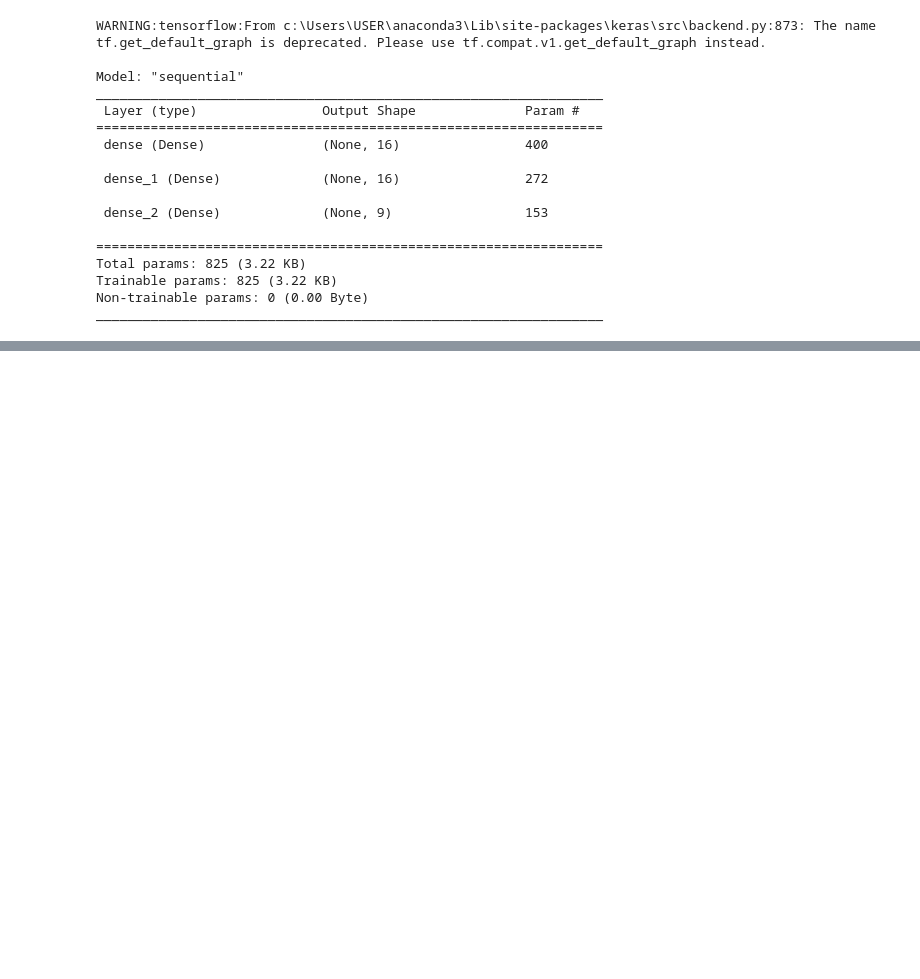
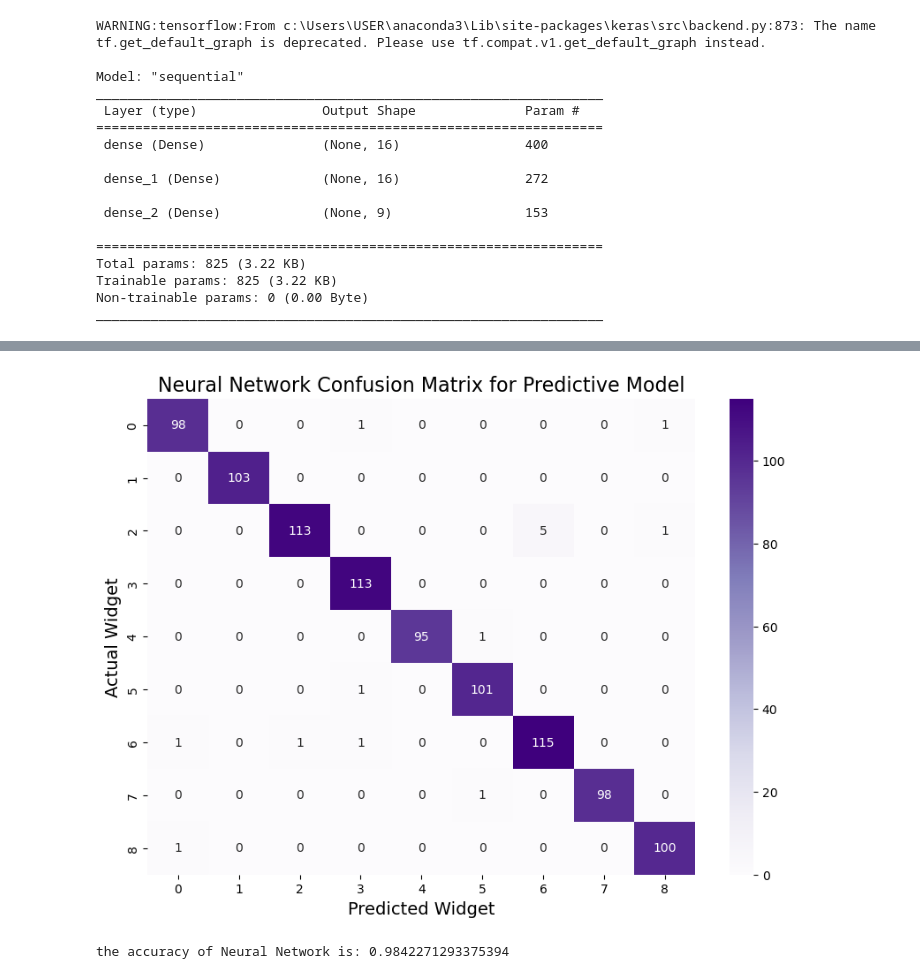
Before and after one commit to jimmy080823/LFDgroup_presentation_git, a Jupyter notebook: individual/Jun-Xi.ipynb, the cells around one changed output, grey strips where cells are left out. Saved outputs shown, nothing was run; the diff lists cells and outputs as text; code cells hidden in the pictures; blank space fills up the shorter version.

```diff
--- a/individual/Jun-Xi.ipynb
+++ b/individual/Jun-Xi.ipynb
@@ -401,3 +400,12 @@ Total params: 825 (3.22 KB)
 Trainable params: 825 (3.22 KB)
 Non-trainable params: 0 (0.00 Byte)
 _________________________________________________________________
+# %%
+X_train = X_train.astype('float32')
+y_train = y_train.astype('float32')
+X_test = X_test.astype('float32')
+y_test = y_test.astype('float32')
+print(X_train.shape, X_train.dtype)
+print(y_train.shape, y_train.dtype)
+print(X_test.shape, X_test.dtype)
+print(y_test.shape, y_test.dtype)
@@ -404,4 +417,9 @@ _________________________________________________________________
 # %%
-neuralModel.compile(optimizer='adam', loss='sparse_categorical_crossentropy', metrics=['accracy'])
+start_time = time.time()
 
-neuralModel.fit(X_train, y_train, batch_size=32, epochs=10, validation_split=0.2)
+neuralModel.compile(optimizer='adam', loss='sparse_categorical_crossentropy', metrics=['accuracy'])
+neuralModel.fit(x=X_train, y=y_train, batch_size=32, validation_split=0.20, epochs=10)
+
+neural_train_time = time.time()-start_time
+
+print("total training time = ", neural_train_time, "seconds")
@@ -407,0 +444,5 @@ neuralModel.fit(X_train, y_train, batch_size=32, epochs=10, validation_split=0.2
+# %%
+y_nerualPrediction = neuralModel.predict(X_test)
+
+y_nerualPrediction = np.argmax(y_nerualPrediction, axis=1)
+print(classification_report(y_nerualPrediction, y_test))
@@ -407,0 +466,14 @@ neuralModel.fit(X_train, y_train, batch_size=32, epochs=10, validation_split=0.2
+# %%
+cm = confusion_matrix(y_test, y_nerualPrediction)
+# Plotting
+plt.figure(figsize=(10, 7))
+sns.heatmap(cm, annot=True, cmap='Purples', fmt='g')
+plt.title('Neural Network Confusion Matrix for Predictive Model', fontsize=16)
+plt.ylabel('Actual Widget', fontsize=14)
+plt.xlabel('Predicted Widget', fontsize=14)
+plt.show()
+
+print("the accuracy of Neural Network is:", accuracy_score(y_test, y_nerualPrediction))
+# %% [output]
+[figure, added]
+the accuracy of Neural Network is: 0.9842271293375394
```
Also changed, not shown: parts of 5 cells of this notebook.
